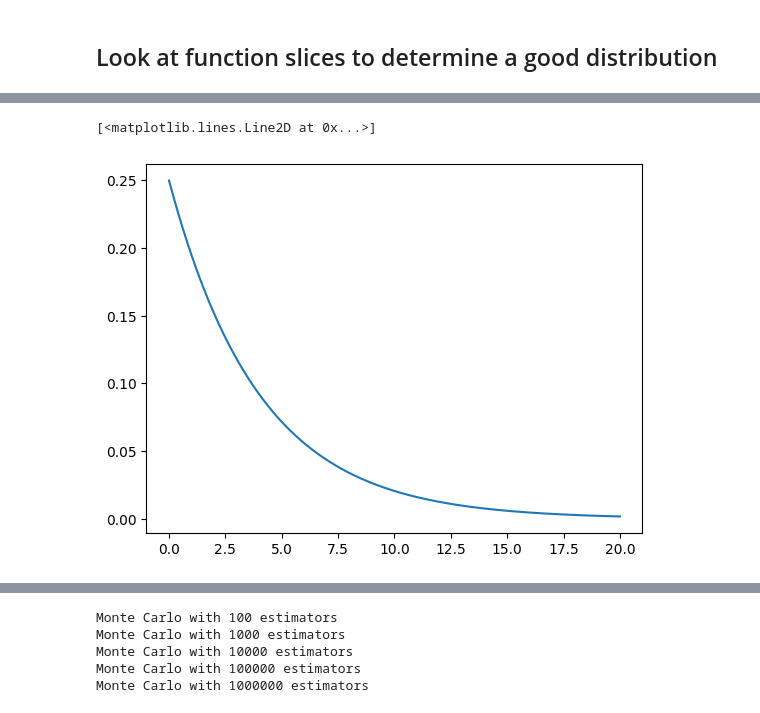
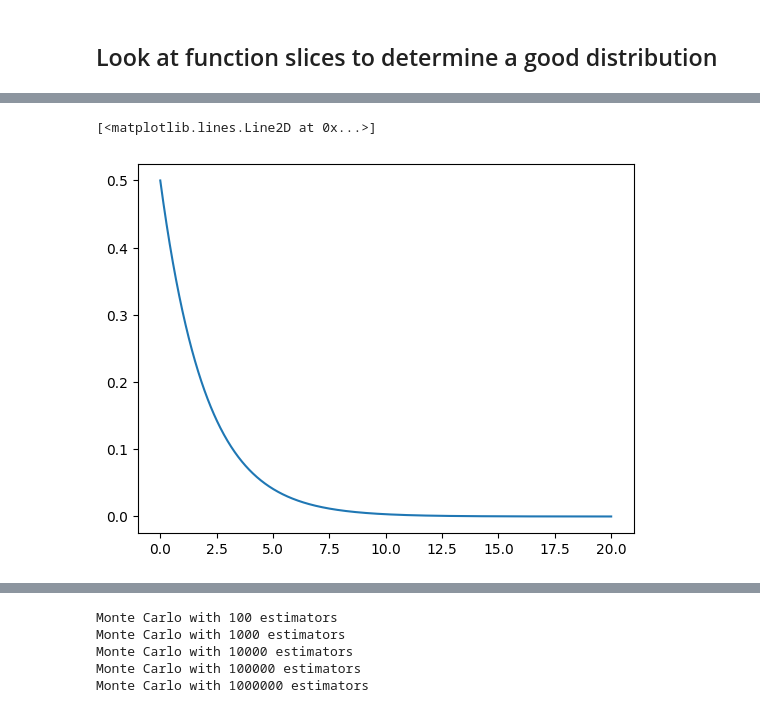
Before and after one commit to P-mandevillei/chem-4050-5050, a Jupyter notebook: hw5/homework-5-1/monte_carlo.ipynb, the cells around one changed output, grey strips where cells are left out. Saved outputs shown, nothing was run; the diff lists cells and outputs as text; code cells hidden in the pictures.

```diff
--- a/hw5/homework-5-1/monte_carlo.ipynb
+++ b/hw5/homework-5-1/monte_carlo.ipynb
@@ -98,7 +96,7 @@ We could argue that the exponential distribution might be better for the z direc
 # %%
 x = np.linspace(0, 20, 1000)
-y = expon.pdf(x, scale=4)
+y = expon.pdf(x, scale=2)
 plt.plot(x, y)
 # %% [output]
 [<matplotlib.lines.Line2D at 0x...>]
-[figure, old version]
+[figure, new version]
```
Also changed, not shown: parts of 16 cells of this notebook, 4 other files.
